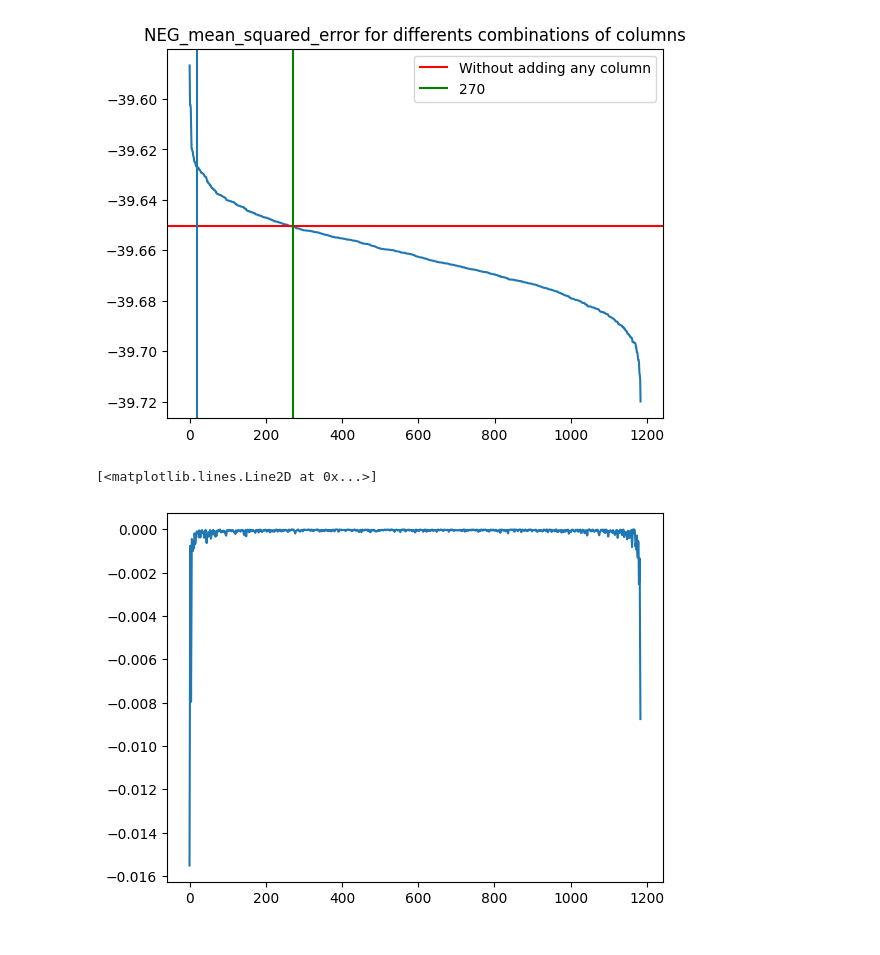
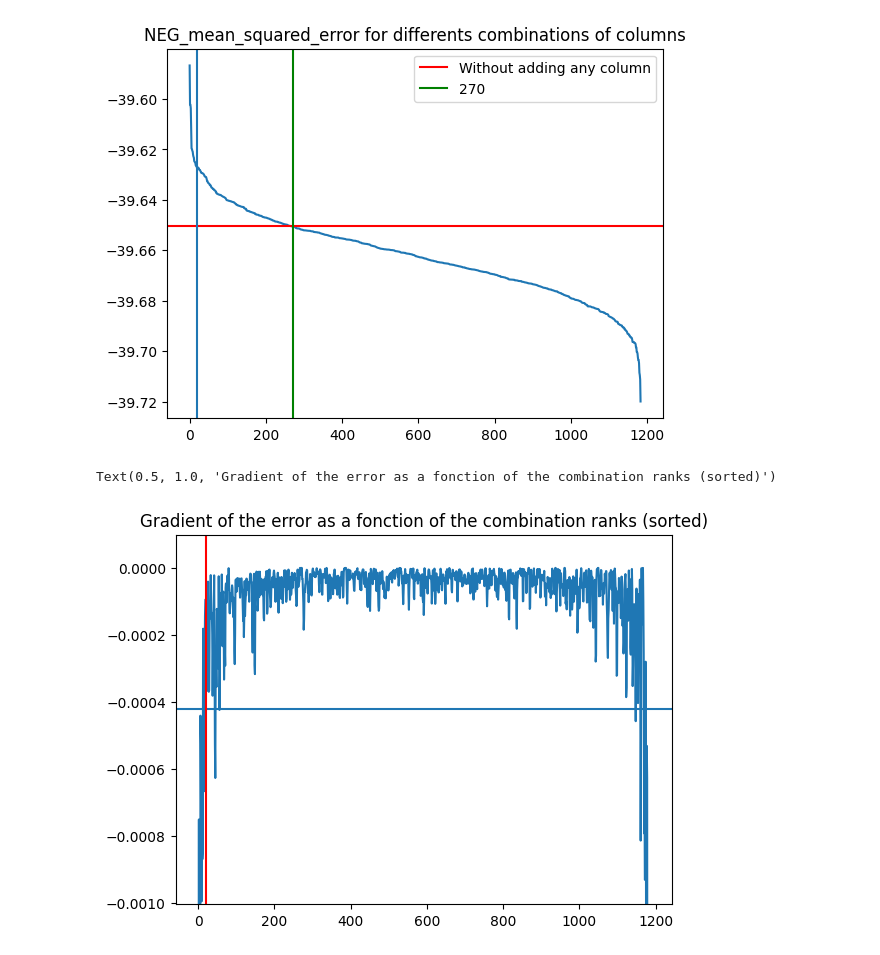
Before and after one commit to bparent11/kaggle-S5E2, a Jupyter notebook: work.ipynb, the cells around one changed output. Saved outputs shown, nothing was run; the diff lists cells and outputs as text; code cells hidden in the pictures.

Commit message:
adding some details on the visualization of the best combinations

```diff
--- a/work.ipynb
+++ b/work.ipynb
@@ -266,8 +266,14 @@ plt.legend()
 plt.show()
 # %% [output]
 [figure]
-# %%
-plt.plot(x, np.gradient(y, x))
-# %% [output]
-[<matplotlib.lines.Line2D at 0x...>]
-[figure, removed]
+# %%
+low, high = pd.Series(np.gradient(y, x)).quantile([0.01, 0.98])
+
+plt.plot(x, np.gradient(y, x))
+plt.ylim((low, high + 0.0001))
+plt.axhline(-0.00042)
+plt.axvline(20, color='red')
+plt.title("Gradient of the error as a fonction of the combinations' rank (sorted)")
+# %% [output]
+Text(0.5, 1.0, 'Gradient of the error as a fonction of the combination ranks (sorted)')
+[figure, added]
```
